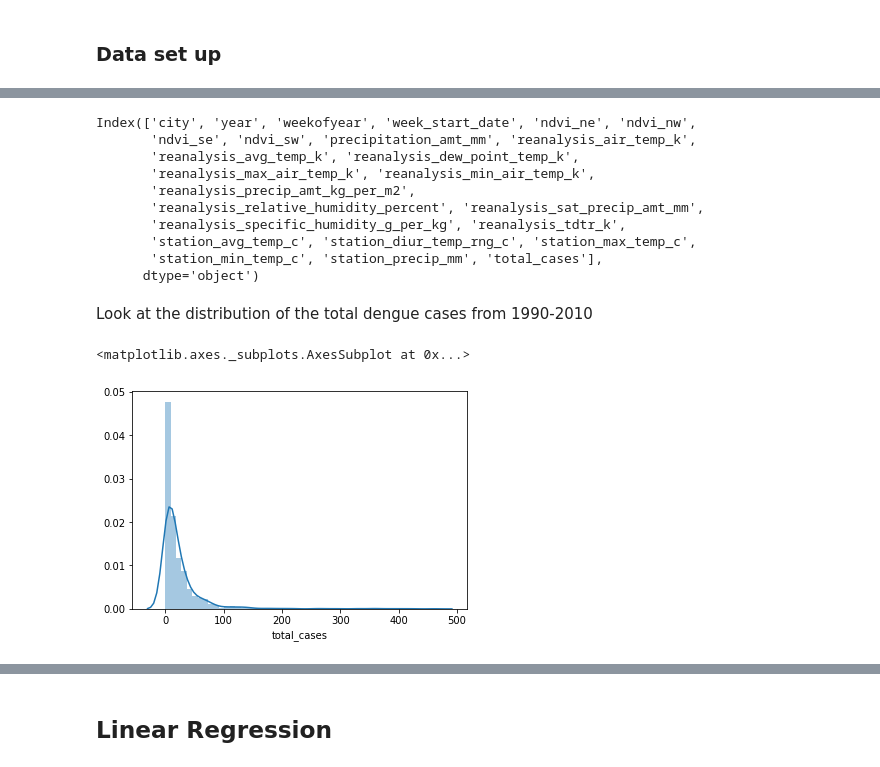
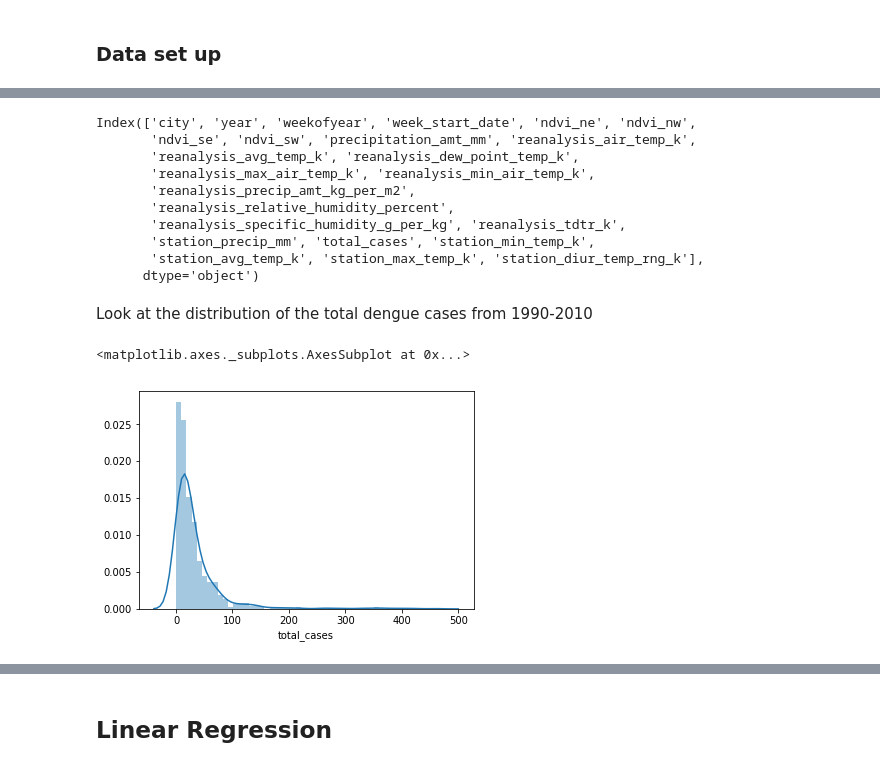
Before and after one commit to askiefer/dengue_fever_la, a Jupyter notebook: notebooks/Linear Regression.ipynb, the cells around one changed output, grey strips where cells are left out. Saved outputs shown, nothing was run; the diff lists cells and outputs as text; code cells hidden in the pictures.

```diff
--- a/notebooks/Linear Regression.ipynb
+++ b/notebooks/Linear Regression.ipynb
@@ -12,4 +12,4 @@ import seaborn as sns
 # %%
 %matplotlib inline
 # %%
-df = pd.read_csv('../data/dengue_features_entire.csv')
+sj = pd.read_csv('../data/sj.csv', index_col=0)
@@ -59,20 +46,20 @@ df.describe()
 # %%
-df.columns
+sj.columns
 # %% [output]
 Index(['city', 'year', 'weekofyear', 'week_start_date', 'ndvi_ne', 'ndvi_nw',
        'ndvi_se', 'ndvi_sw', 'precipitation_amt_mm', 'reanalysis_air_temp_k',
        'reanalysis_avg_temp_k', 'reanalysis_dew_point_temp_k',
        'reanalysis_max_air_temp_k', 'reanalysis_min_air_temp_k',
        'reanalysis_precip_amt_kg_per_m2',
-       'reanalysis_relative_humidity_percent', 'reanalysis_sat_precip_amt_mm',
+       'reanalysis_relative_humidity_percent',
        'reanalysis_specific_humidity_g_per_kg', 'reanalysis_tdtr_k',
-       'station_avg_temp_c', 'station_diur_temp_rng_c', 'station_max_temp_c',
-       'station_min_temp_c', 'station_precip_mm', 'total_cases'],
+       'station_precip_mm', 'total_cases', 'station_min_temp_k',
+       'station_avg_temp_k', 'station_max_temp_k', 'station_diur_temp_rng_k'],
       dtype='object')
 # %% [markdown]
 Look at the distribution of the total dengue cases from 1990-2010
 # %%
-sns.distplot(df['total_cases'])
+sns.distplot(sj['total_cases'])
 # %% [output]
 <matplotlib.axes._subplots.AxesSubplot at 0x...>
-[figure, old version]
+[figure, new version]
```
Also changed, not shown: parts of 124 cells of this notebook, 5 other files.
